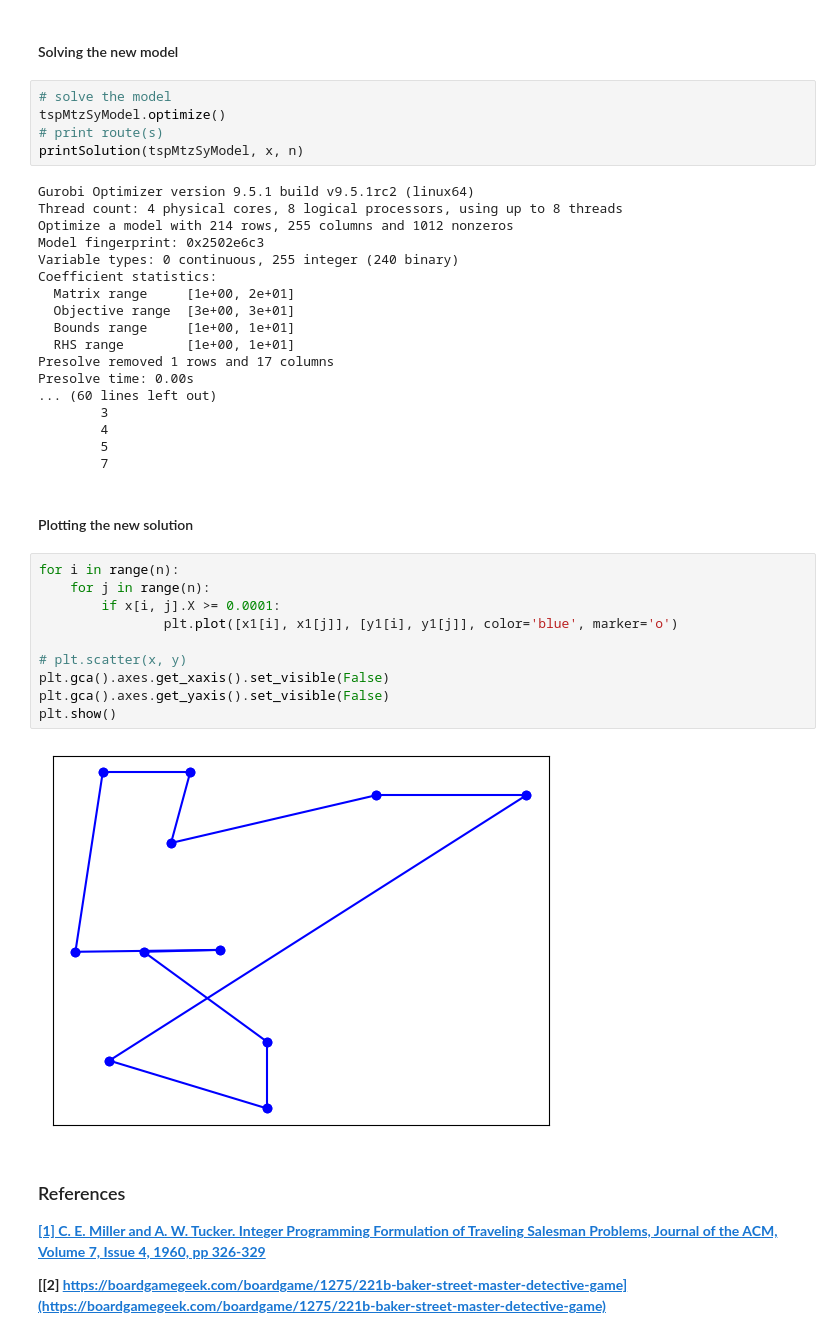
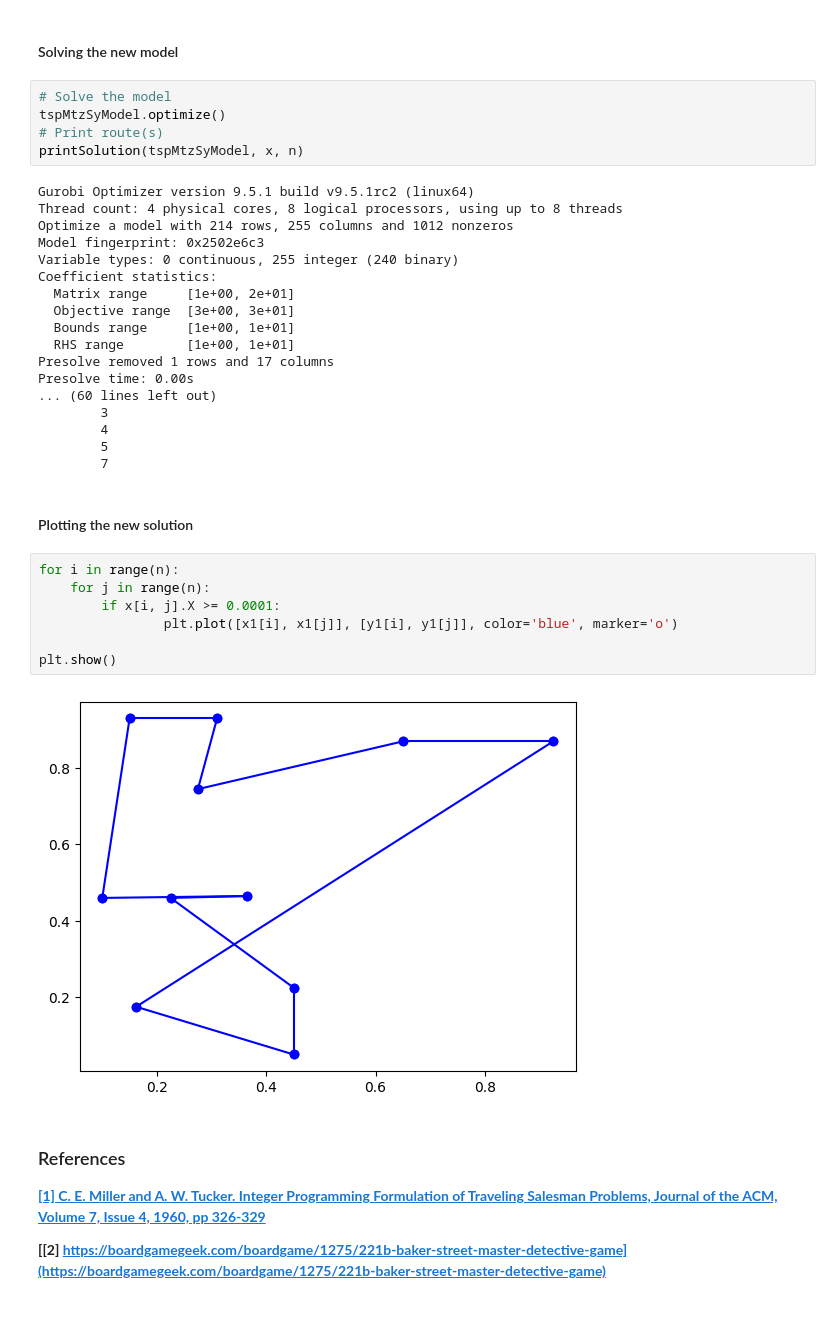
Before and after one commit to Pigzaum/221b_baker_street_tsp, a Jupyter notebook: tsp_scotland_yard.ipynb, the cells around one changed output. Saved outputs shown, nothing was run; the diff lists cells and outputs as text.

```diff
--- a/tsp_scotland_yard.ipynb
+++ b/tsp_scotland_yard.ipynb
@@ -212,9 +210,9 @@ tspMtzSyModel.update() # workaround to silence GRB's output
 # %% [markdown]
 #### Solving the new model
 # %%
-# solve the model
+# Solve the model
 tspMtzSyModel.optimize()
-# print route(s)
+# Print route(s)
 printSolution(tspMtzSyModel, x, n)
 # %% [output]
 Gurobi Optimizer version 9.5.1 build v9.5.1rc2 (linux64)
@@ -239,15 +237,12 @@ Presolve time: 0.00s
 # %%
 for i in range(n):
     for j in range(n):
         if x[i, j].X >= 0.0001:
                 plt.plot([x1[i], x1[j]], [y1[i], y1[j]], color='blue', marker='o')
 
-# plt.scatter(x, y)
-plt.gca().axes.get_xaxis().set_visible(False)
-plt.gca().axes.get_yaxis().set_visible(False)
 plt.show()
 # %% [output]
-[figure, old version]
+[figure, new version]
 # %% [markdown]
 ### References
 
```
Also changed, not shown: parts of 10 cells of this notebook.
